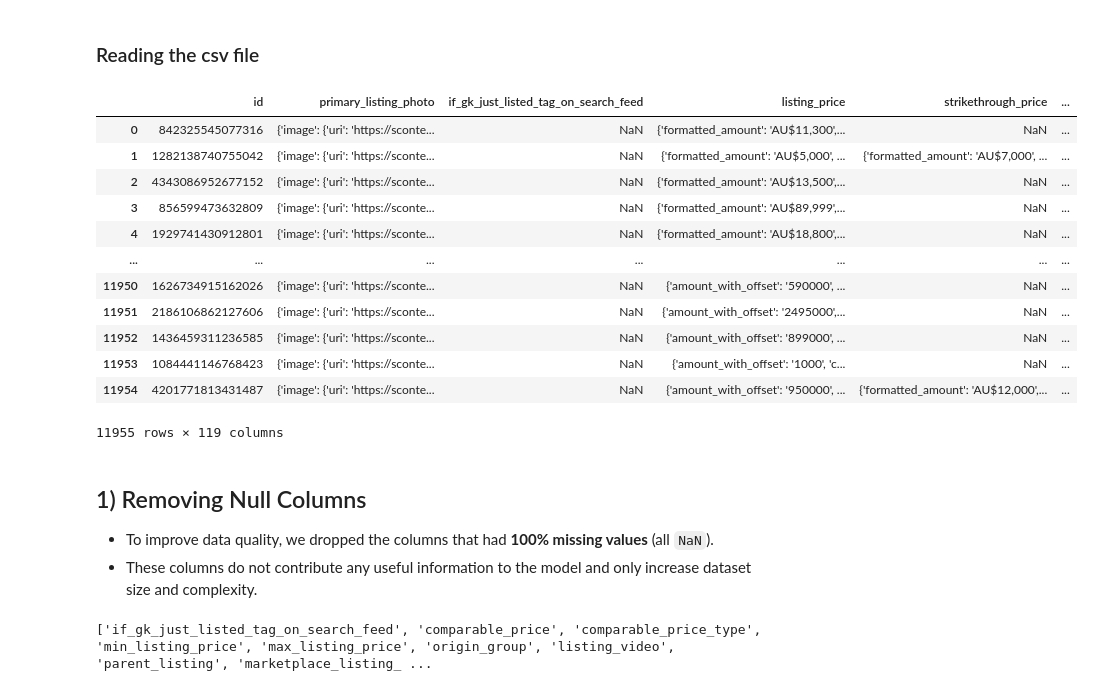
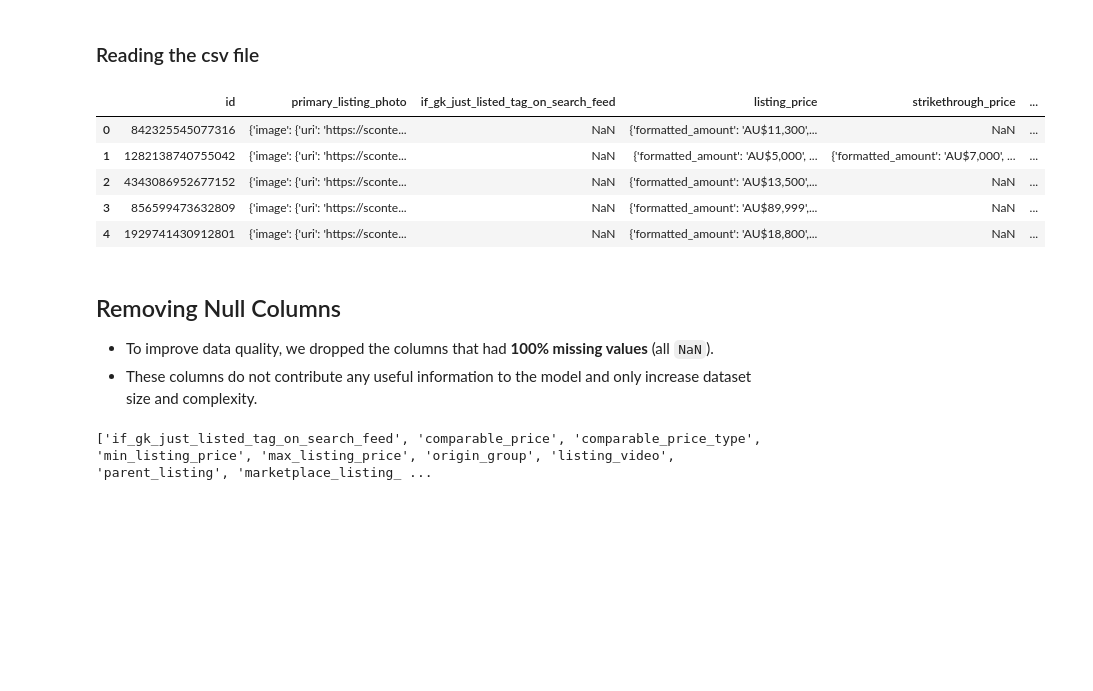
Before and after one commit to Andresanalyst1/ML-Australian-Car-Market, a Jupyter notebook: data_preprocessing.ipynb, the cells around one changed output. Cells and saved outputs as stored; diff of their text form; code cells hidden in the pictures; blank space fills up the shorter version.

```diff
--- a/data_preprocessing.ipynb
+++ b/data_preprocessing.ipynb
@@ -12,23 +14,16 @@ warnings.filterwarnings("ignore")
 ### Reading the csv file
 # %%
 df = pd.read_csv("data/raw_data_facebook_scraper.csv")
-df
+df.head()
 # %% [output]
 |  | id | primary_listing_photo | if_gk_just_listed_tag_on_search_feed | listing_price | strikethrough_price | ... |
 | 0 | 842325545077316 | {'image': {'uri': 'https://sconte... | NaN | {'formatted_amount': 'AU$11,300',... | NaN | ... |
 | 1 | 1282138740755042 | {'image': {'uri': 'https://sconte... | NaN | {'formatted_amount': 'AU$5,000', ... | {'formatted_amount': 'AU$7,000', ... | ... |
 | 2 | 4343086952677152 | {'image': {'uri': 'https://sconte... | NaN | {'formatted_amount': 'AU$13,500',... | NaN | ... |
 | 3 | 856599473632809 | {'image': {'uri': 'https://sconte... | NaN | {'formatted_amount': 'AU$89,999',... | NaN | ... |
 | 4 | 1929741430912801 | {'image': {'uri': 'https://sconte... | NaN | {'formatted_amount': 'AU$18,800',... | NaN | ... |
-| ... | ... | ... | ... | ... | ... | ... |
-| 11950 | 1626734915162026 | {'image': {'uri': 'https://sconte... | NaN | {'amount_with_offset': '590000', ... | NaN | ... |
-| 11951 | 2186106862127606 | {'image': {'uri': 'https://sconte... | NaN | {'amount_with_offset': '2495000',... | NaN | ... |
-| 11952 | 1436459311236585 | {'image': {'uri': 'https://sconte... | NaN | {'amount_with_offset': '899000', ... | NaN | ... |
-| 11953 | 1084441146768423 | {'image': {'uri': 'https://sconte... | NaN | {'amount_with_offset': '1000', 'c... | NaN | ... |
-| 11954 | 4201771813431487 | {'image': {'uri': 'https://sconte... | NaN | {'amount_with_offset': '950000', ... | {'formatted_amount': 'AU$12,000',... | ... |
-11955 rows × 119 columns
 # %% [markdown]
-## 1) Removing Null Columns
+## Removing Null Columns
 
 - To improve data quality, we dropped the columns that had **100% missing values** (all `NaN`).
 - These columns do not contribute any useful information to the model and only increase dataset size and complexity.
```
Also changed, not shown: parts of 68 cells of this notebook, 2 other files.
